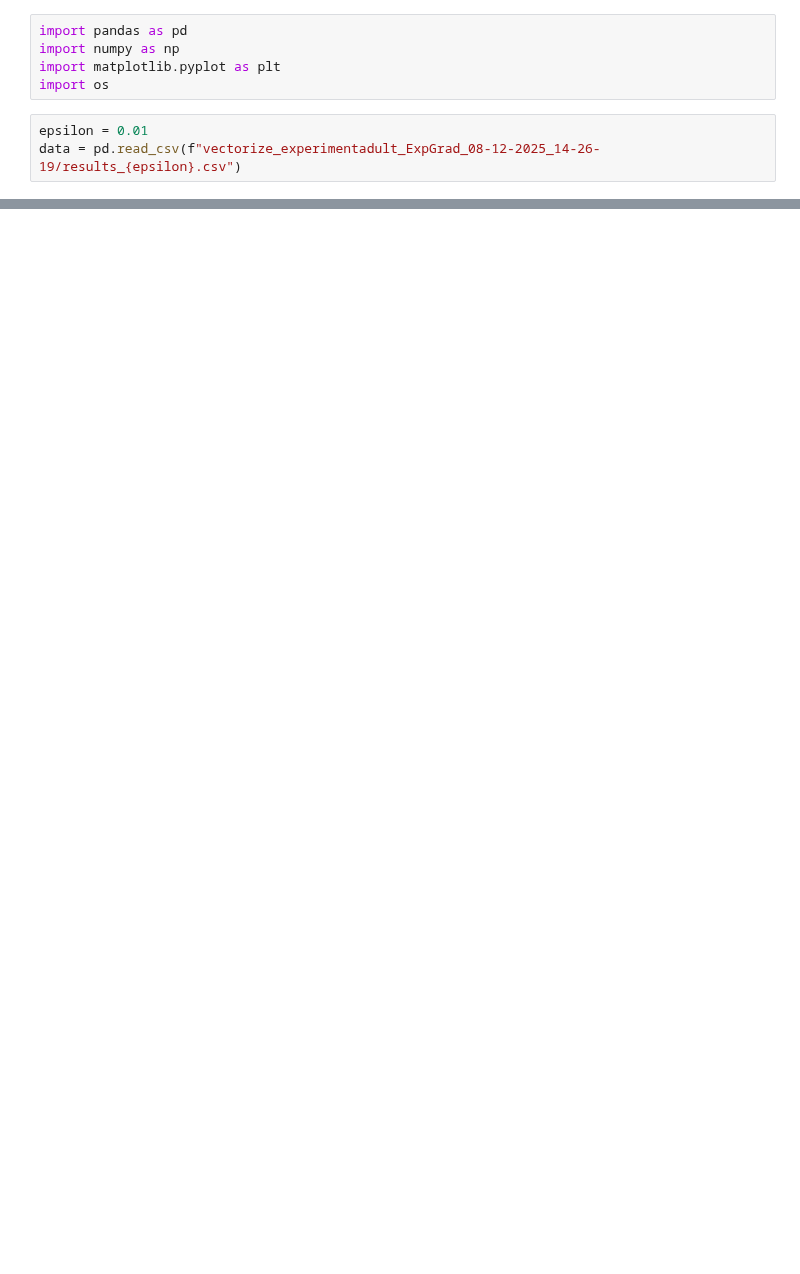
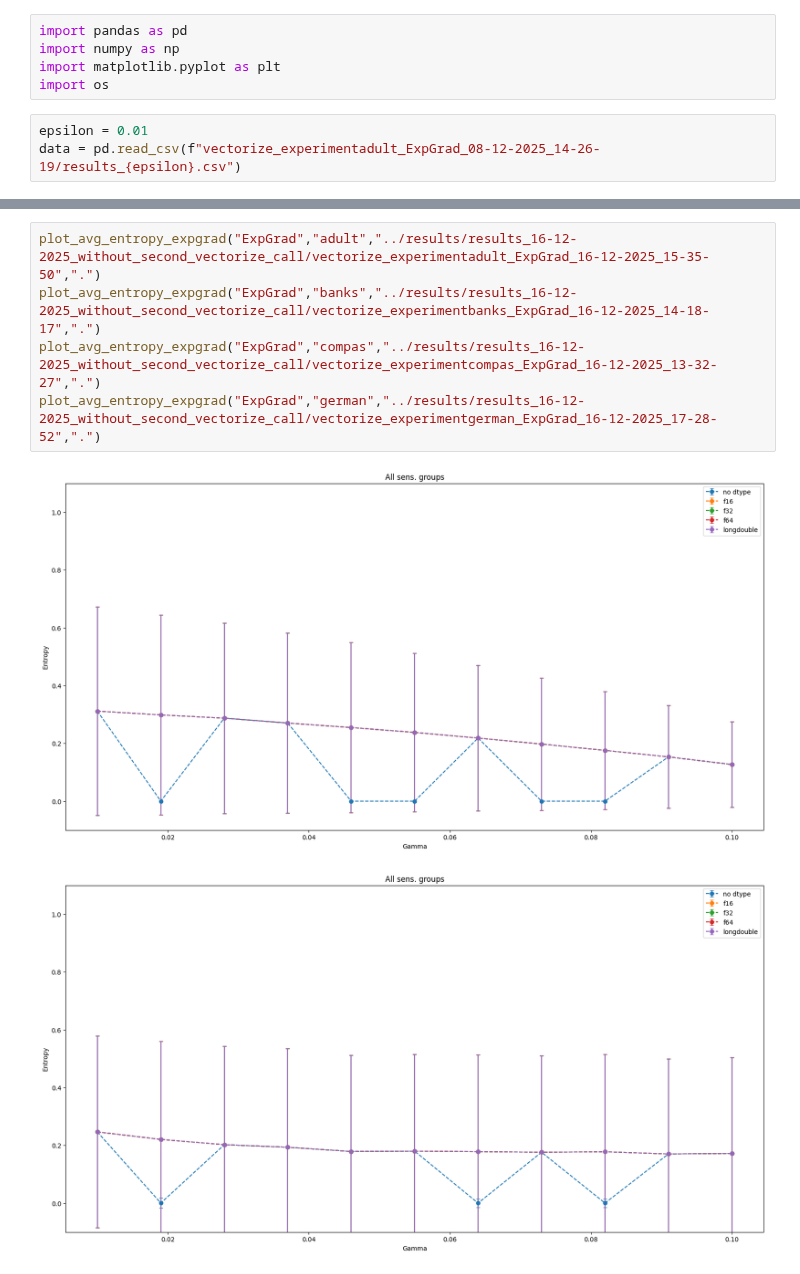
Before and after one commit to Pibborn/stochasticity-fairness, a Jupyter notebook: src/analyze_vec_exp.ipynb, the cells around one changed output, grey strips where cells are left out. Cells and saved outputs as stored; diff of their text form; blank space fills up the shorter version.

```diff
--- a/src/analyze_vec_exp.ipynb
+++ b/src/analyze_vec_exp.ipynb
@@ -97,0 +172,8 @@ plot_avg_entropy_expgrad("ExpGrad","adult","results_logreg/vectorize_experimentg
+# %%
+plot_avg_entropy_expgrad("ExpGrad","adult","../results/results_16-12-2025_without_second_vectorize_call/vectorize_experimentadult_ExpGrad_16-12-2025_15-35-50",".")
+plot_avg_entropy_expgrad("ExpGrad","banks","../results/results_16-12-2025_without_second_vectorize_call/vectorize_experimentbanks_ExpGrad_16-12-2025_14-18-17",".")
+plot_avg_entropy_expgrad("ExpGrad","compas","../results/results_16-12-2025_without_second_vectorize_call/vectorize_experimentcompas_ExpGrad_16-12-2025_13-32-27",".")
+plot_avg_entropy_expgrad("ExpGrad","german","../results/results_16-12-2025_without_second_vectorize_call/vectorize_experimentgerman_ExpGrad_16-12-2025_17-28-52",".")
+# %% [output]
+[figure, added]
+[figure, added]
```
Also changed, not shown: parts of 10 cells of this notebook.
